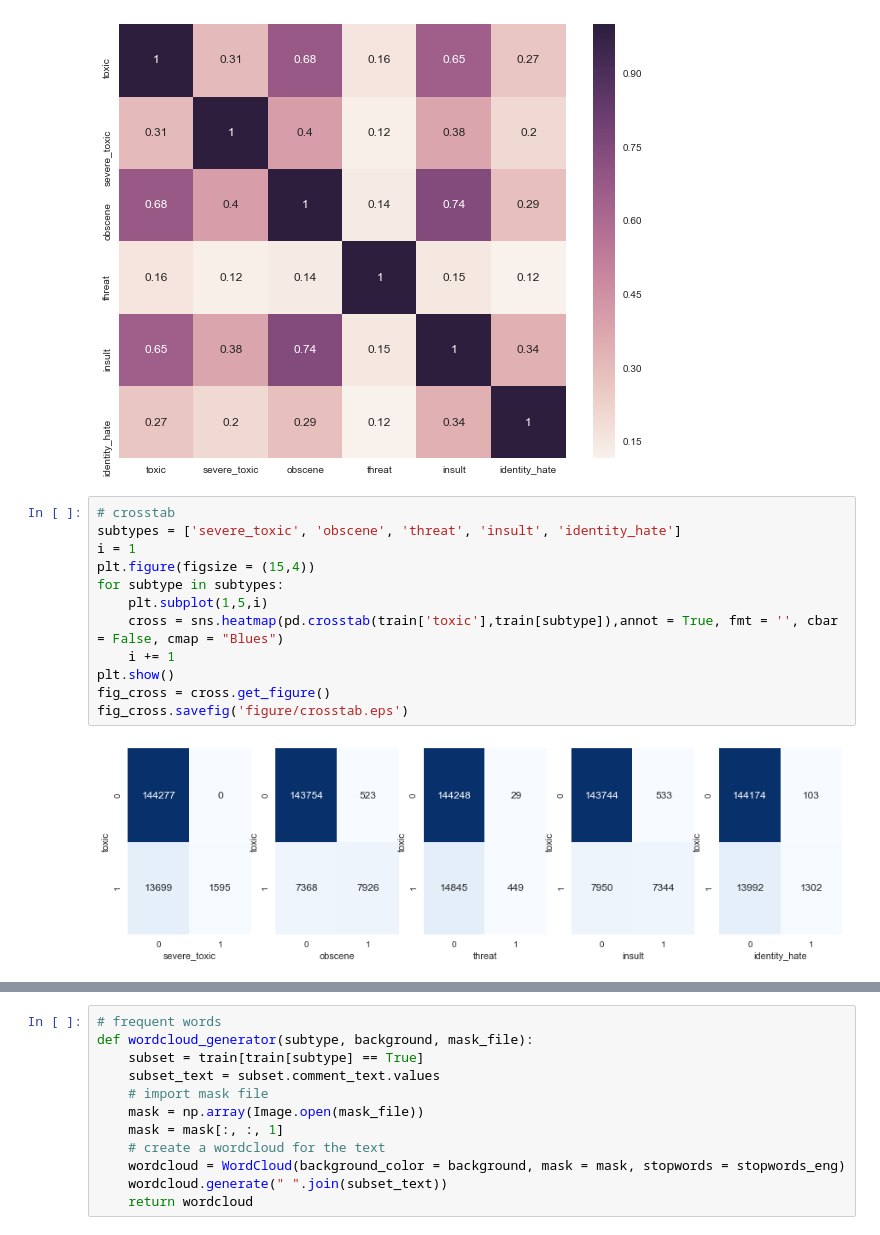
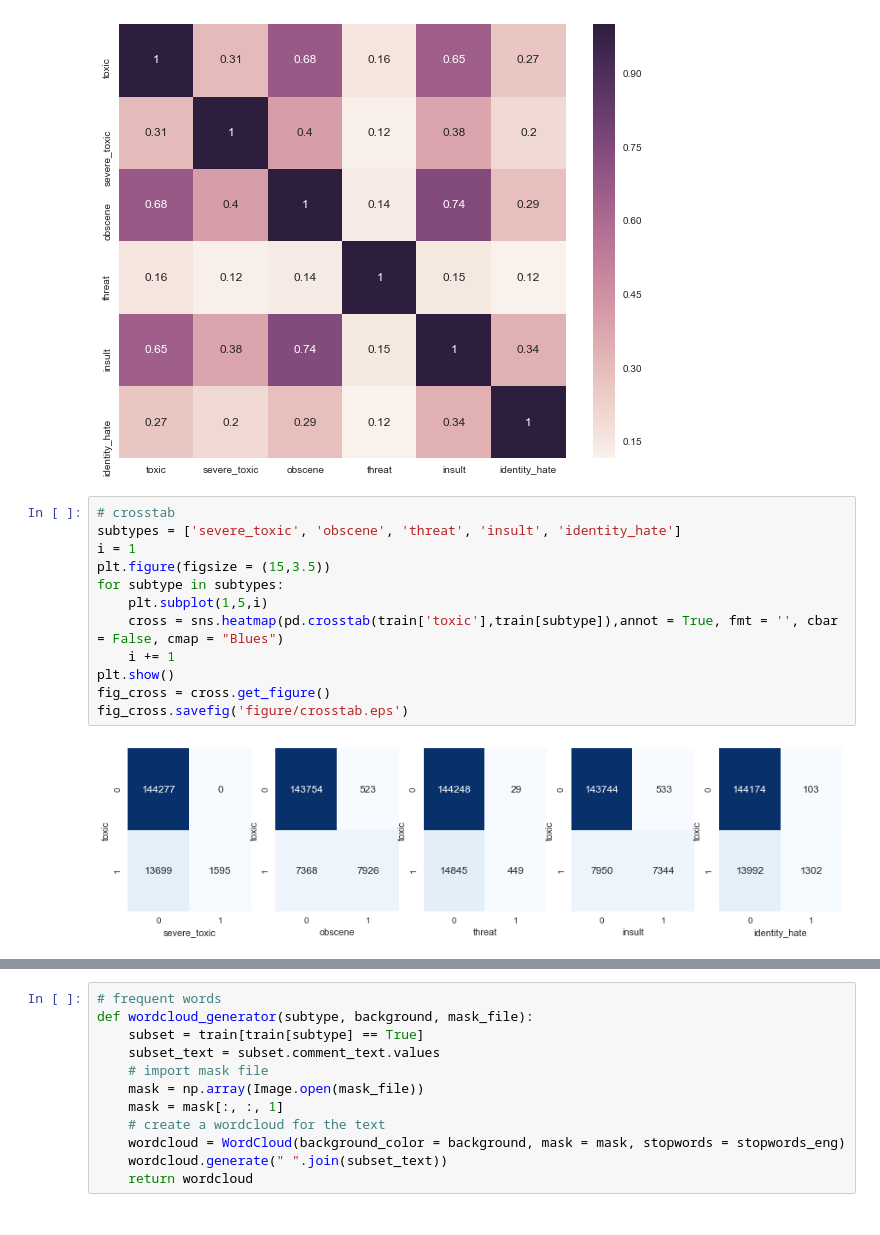
Before and after one commit to ziyaotang/toxic_comment_classification, a Jupyter notebook: toxic_comment_classification.ipynb, the cells around one changed output, grey strips where cells are left out. Cells and saved outputs as stored; diff of their text form.

```diff
--- a/toxic_comment_classification.ipynb
+++ b/toxic_comment_classification.ipynb
@@ -159,17 +186,17 @@ fig_corr.savefig('figure/correlation.eps')
 # %%
 # crosstab
 subtypes = ['severe_toxic', 'obscene', 'threat', 'insult', 'identity_hate']
 i = 1
-plt.figure(figsize = (15,4))
+plt.figure(figsize = (15,3.5))
 for subtype in subtypes:
     plt.subplot(1,5,i)
     cross = sns.heatmap(pd.crosstab(train['toxic'],train[subtype]),annot = True, fmt = '', cbar = False, cmap = "Blues")
     i += 1
 plt.show()
 fig_cross = cross.get_figure()
 fig_cross.savefig('figure/crosstab.eps')
 # %% [output]
-[figure, old version]
+[figure, new version]
 # %%
 all_types = ['clean', 'toxic','severe_toxic', 'obscene', 'threat', 'insult', 'identity_hate']
 for t in all_types:
```
Also changed, not shown: parts of 10 cells of this notebook, 1 other file.
